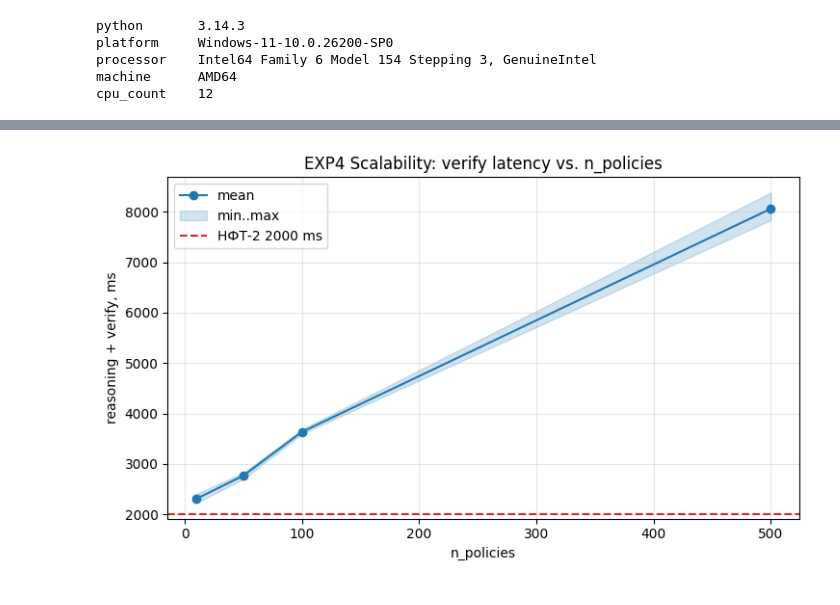
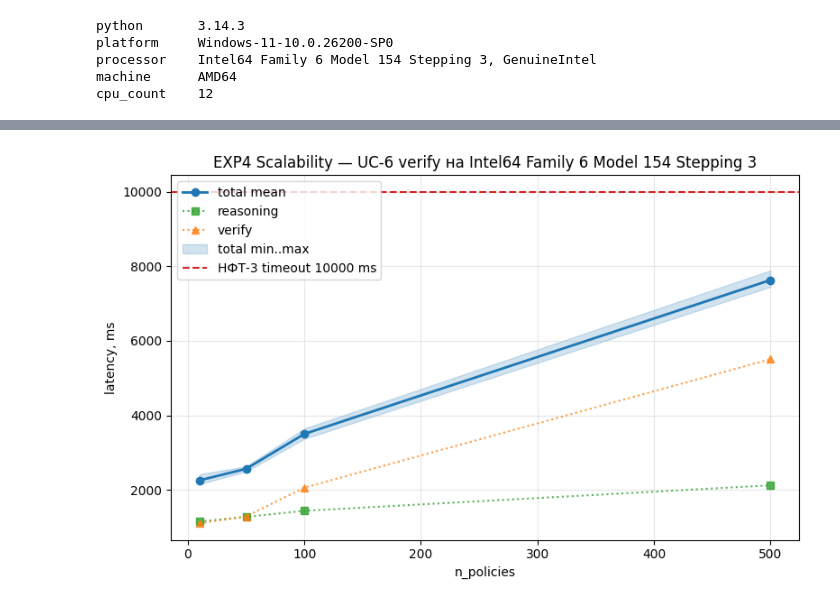
Before and after one commit to Readiee/vkr-access-control, a Jupyter notebook: experiments/exp4_performance/notebook.ipynb, the cells around one changed output, grey strips where cells are left out. Saved outputs shown, nothing was run; the diff lists cells and outputs as text; code cells hidden in the pictures.

```diff
--- a/experiments/exp4_performance/notebook.ipynb
+++ b/experiments/exp4_performance/notebook.ipynb
@@ -82,26 +82,30 @@ print(scale_md)
 # %%
 import matplotlib.pyplot as plt
 
 sizes = sorted(scale_summary.keys())
 means = [scale_summary[s]['total_mean'] for s in sizes]
 mins = [scale_summary[s]['total_min'] for s in sizes]
 maxs = [scale_summary[s]['total_max'] for s in sizes]
+reasons = [scale_summary[s]['reason_mean'] for s in sizes]
+verifies = [scale_summary[s]['verify_mean'] for s in sizes]
 
-fig, ax = plt.subplots(figsize=(7.5, 4.5))
-ax.plot(sizes, means, marker='o', label='mean', color='#1f77b4')
-ax.fill_between(sizes, mins, maxs, alpha=0.2, color='#1f77b4', label='min..max')
-ax.axhline(2000, linestyle='--', color='#d62728', label='НФТ-2 2000 ms')
+fig, ax = plt.subplots(figsize=(8, 5))
+ax.plot(sizes, means, marker='o', label='total mean', color='#1f77b4', linewidth=2)
+ax.plot(sizes, reasons, marker='s', label='reasoning', color='#2ca02c', linestyle=':', alpha=0.8)
+ax.plot(sizes, verifies, marker='^', label='verify', color='#ff7f0e', linestyle=':', alpha=0.8)
+ax.fill_between(sizes, mins, maxs, alpha=0.2, color='#1f77b4', label='total min..max')
+ax.axhline(10000, linestyle='--', color='#d62728', label='НФТ-3 timeout 10000 ms')
 ax.set_xlabel('n_policies')
-ax.set_ylabel('reasoning + verify, ms')
-ax.set_title('EXP4 Scalability: verify latency vs. n_policies')
-ax.legend()
+ax.set_ylabel('latency, ms')
+ax.set_title(f"EXP4 Scalability — UC-6 verify на {hw['processor'].split(',')[0]}")
+ax.legend(loc='upper left')
 ax.grid(True, alpha=0.3)
 fig.tight_layout()
 fig.savefig(RESULTS_DIR / 'scalability_exp4.png', dpi=150)
 fig.savefig(PZ_FIGURES_DIR / 'scalability_exp4.png', dpi=150)
 plt.show()
 # %% [output]
-[figure, old version]
+[figure, new version]
 # %%
 lat_points = bench.latency_run(SCENARIOS_DIR, warmup=3, repeats=30)
 lat_points += bench.cold_miss_run(SCENARIOS_DIR, repeats=5)
```
Also changed, not shown: parts of 4 cells of this notebook, 5 other files.
